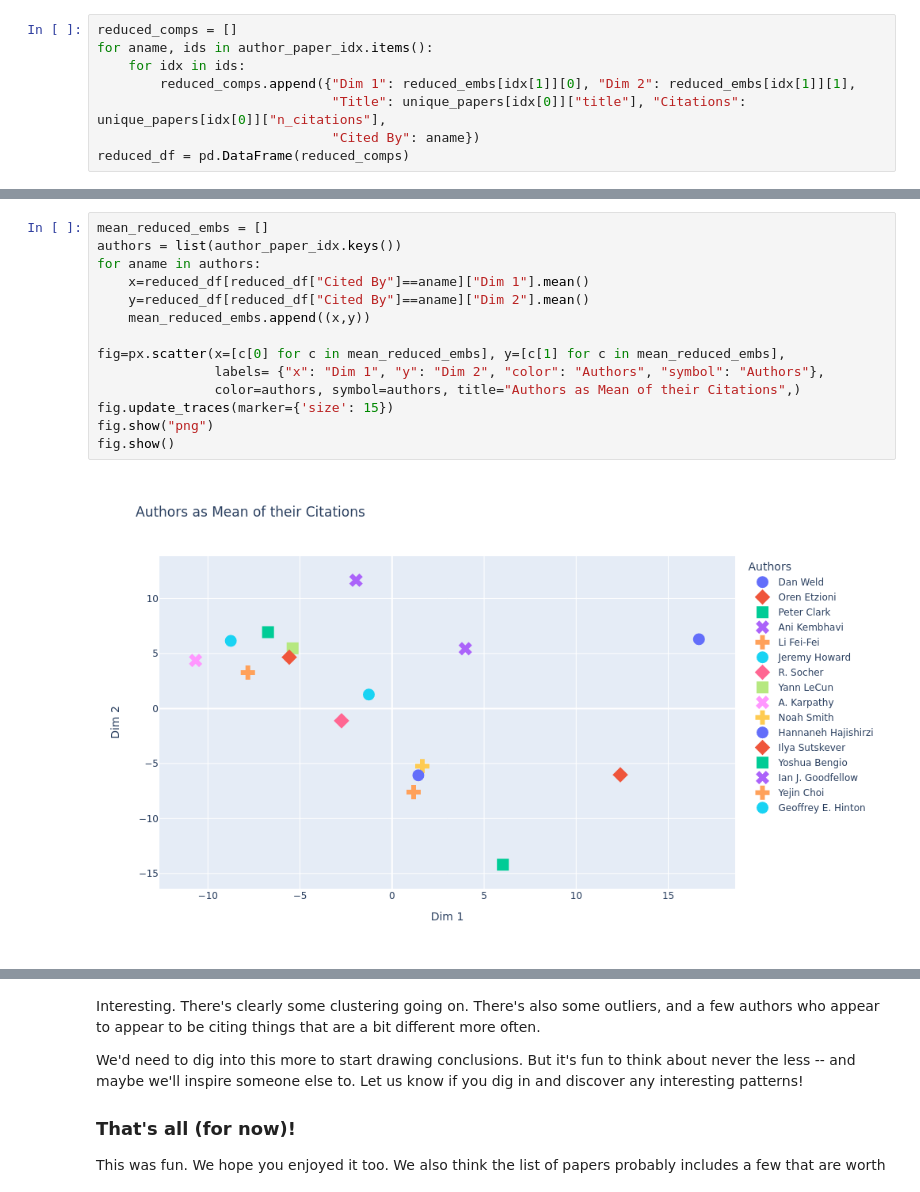
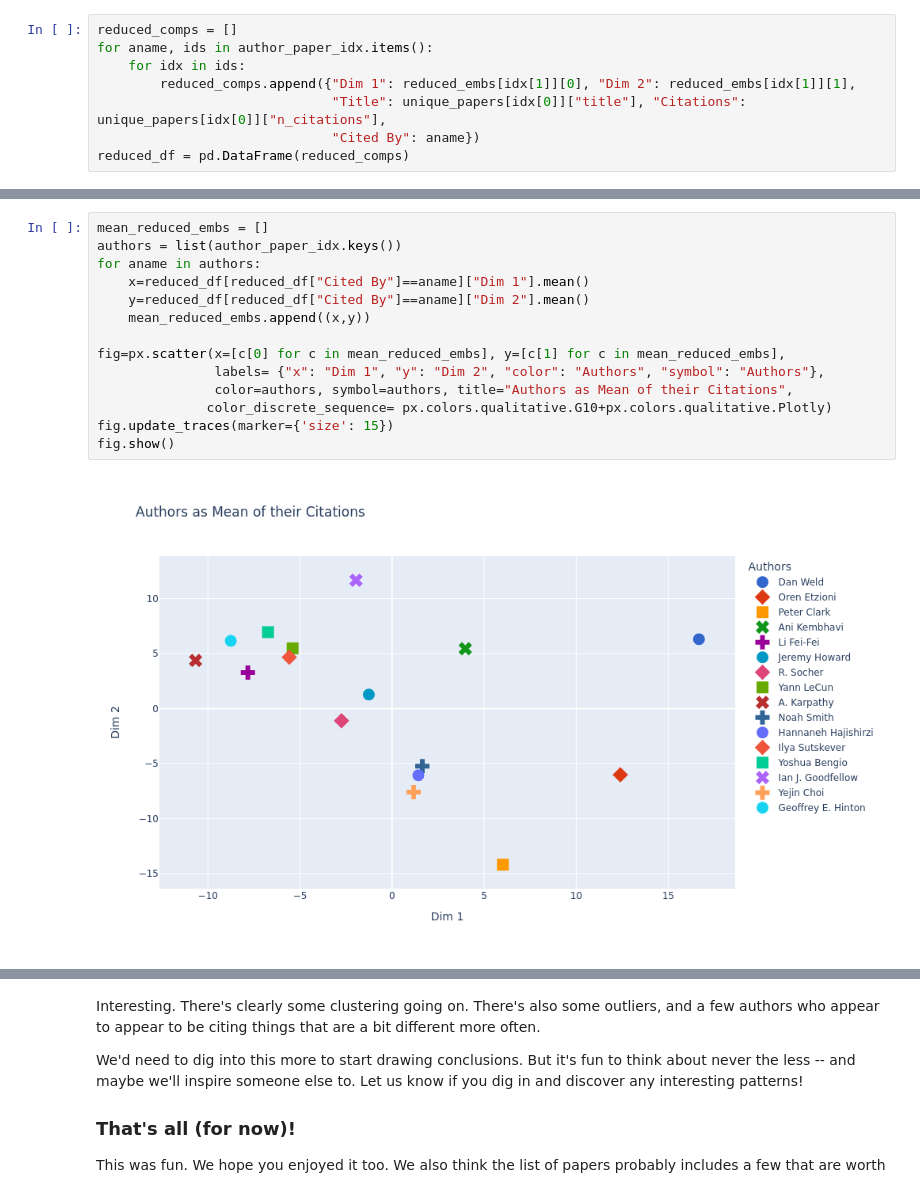
Before and after one commit to allenai/author-explorer, a Jupyter notebook: AuthorTopCitedPapers.ipynb, the cells around one changed output, grey strips where cells are left out. Saved outputs shown, nothing was run; the diff lists cells and outputs as text.

```diff
--- a/AuthorTopCitedPapers.ipynb
+++ b/AuthorTopCitedPapers.ipynb
@@ -390,16 +391,16 @@ fig.show()
 # %%
 mean_reduced_embs = []
 authors = list(author_paper_idx.keys())
 for aname in authors:
     x=reduced_df[reduced_df["Cited By"]==aname]["Dim 1"].mean()
     y=reduced_df[reduced_df["Cited By"]==aname]["Dim 2"].mean()
     mean_reduced_embs.append((x,y))
 
 fig=px.scatter(x=[c[0] for c in mean_reduced_embs], y=[c[1] for c in mean_reduced_embs],
                labels= {"x": "Dim 1", "y": "Dim 2", "color": "Authors", "symbol": "Authors"},
-               color=authors, symbol=authors, title="Authors as Mean of their Citations",)
+               color=authors, symbol=authors, title="Authors as Mean of their Citations",
+              color_discrete_sequence= px.colors.qualitative.G10+px.colors.qualitative.Plotly)
 fig.update_traces(marker={'size': 15})
-fig.show("png")
 fig.show()
 # %% [output]
-[figure, old version]
+[figure, new version]
```
Also changed, not shown: parts of 6 cells of this notebook.
